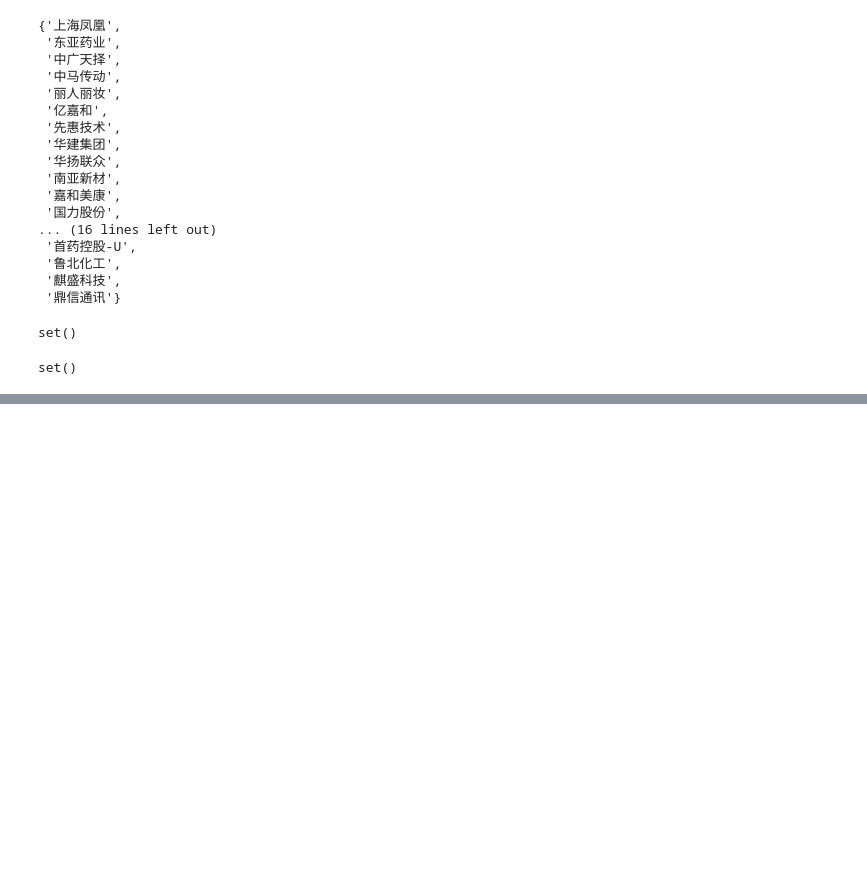
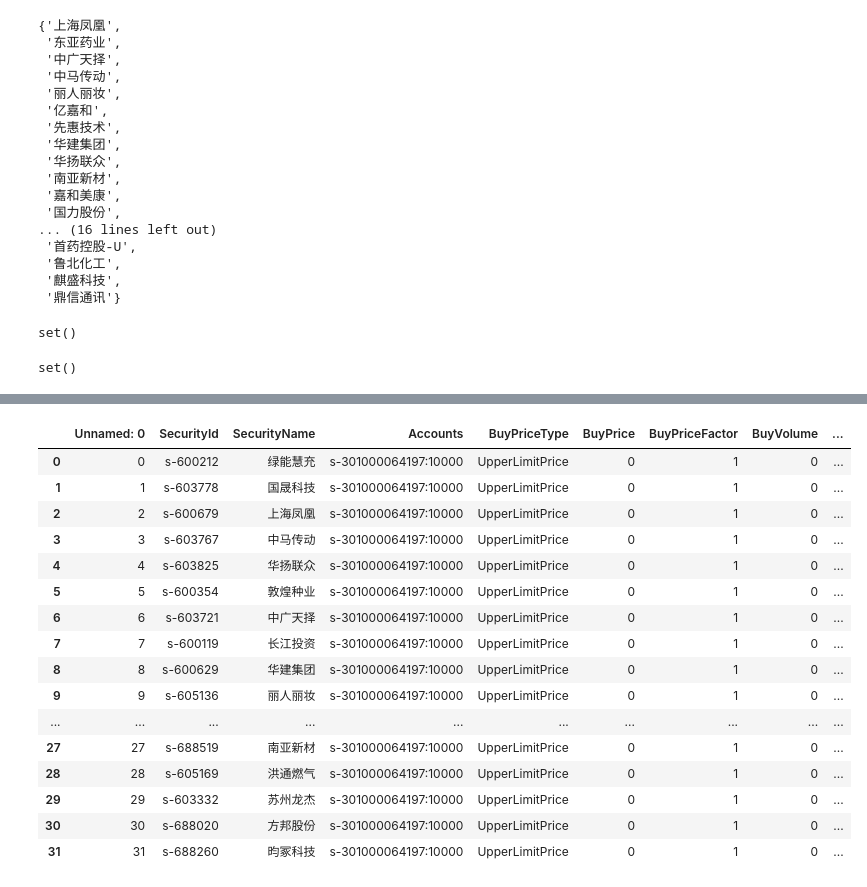
Before and after one commit to cosmo86/SE_crawler, a Jupyter notebook: Untitled.ipynb, the cells around one changed output, grey strips where cells are left out. Drawn from its saved outputs; the diff is of its cells as text; code cells hidden in the pictures; blank space fills up the shorter version.

```diff
--- a/Untitled.ipynb
+++ b/Untitled.ipynb
@@ -265,0 +306,21 @@ set()
+# %%
+test_buytgz = pd.read_csv("白名单/上海/BuyGZ1.csv")
+test_buytgz
+# %% [output]
+|  | Unnamed: 0 | SecurityId | SecurityName | Accounts | BuyPriceType | BuyPrice | BuyPriceFactor | BuyVolume | ... |
+| 0 | 0 | s-600212 | 绿能慧充 | s-301000064197:10000 | UpperLimitPrice | 0 | 1 | 0 | ... |
+| 1 | 1 | s-603778 | 国晟科技 | s-301000064197:10000 | UpperLimitPrice | 0 | 1 | 0 | ... |
+| 2 | 2 | s-600679 | 上海凤凰 | s-301000064197:10000 | UpperLimitPrice | 0 | 1 | 0 | ... |
+| 3 | 3 | s-603767 | 中马传动 | s-301000064197:10000 | UpperLimitPrice | 0 | 1 | 0 | ... |
+| 4 | 4 | s-603825 | 华扬联众 | s-301000064197:10000 | UpperLimitPrice | 0 | 1 | 0 | ... |
+| 5 | 5 | s-600354 | 敦煌种业 | s-301000064197:10000 | UpperLimitPrice | 0 | 1 | 0 | ... |
+| 6 | 6 | s-603721 | 中广天择 | s-301000064197:10000 | UpperLimitPrice | 0 | 1 | 0 | ... |
+| 7 | 7 | s-600119 | 长江投资 | s-301000064197:10000 | UpperLimitPrice | 0 | 1 | 0 | ... |
+| 8 | 8 | s-600629 | 华建集团 | s-301000064197:10000 | UpperLimitPrice | 0 | 1 | 0 | ... |
+| 9 | 9 | s-605136 | 丽人丽妆 | s-301000064197:10000 | UpperLimitPrice | 0 | 1 | 0 | ... |
+| ... | ... | ... | ... | ... | ... | ... | ... | ... | ... |
+| 27 | 27 | s-688519 | 南亚新材 | s-301000064197:10000 | UpperLimitPrice | 0 | 1 | 0 | ... |
+| 28 | 28 | s-605169 | 洪通燃气 | s-301000064197:10000 | UpperLimitPrice | 0 | 1 | 0 | ... |
+| 29 | 29 | s-603332 | 苏州龙杰 | s-301000064197:10000 | UpperLimitPrice | 0 | 1 | 0 | ... |
+| 30 | 30 | s-688020 | 方邦股份 | s-301000064197:10000 | UpperLimitPrice | 0 | 1 | 0 | ... |
+| 31 | 31 | s-688260 | 昀冢科技 | s-301000064197:10000 | UpperLimitPrice | 0 | 1 | 0 | ... |
```
Also changed, not shown: parts of 2 cells of this notebook, 13 other files.
